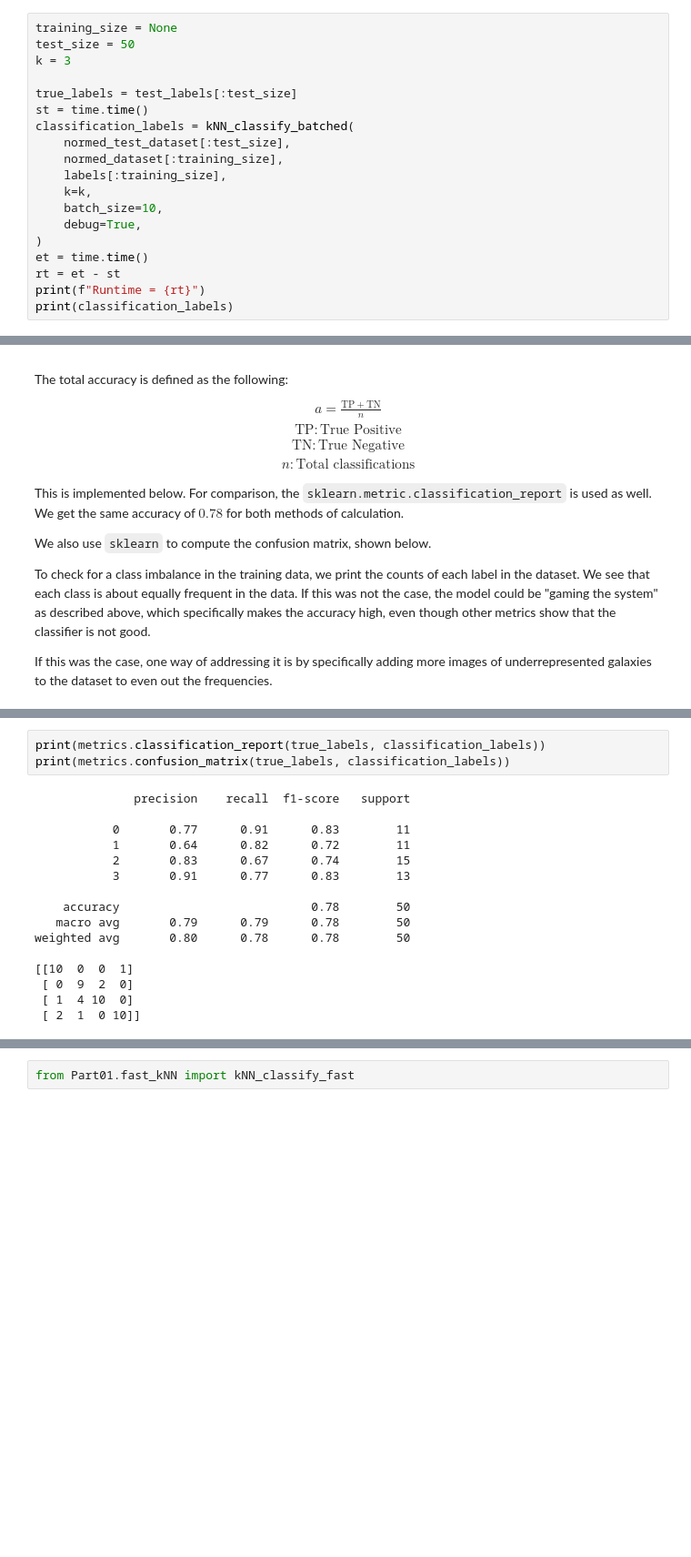
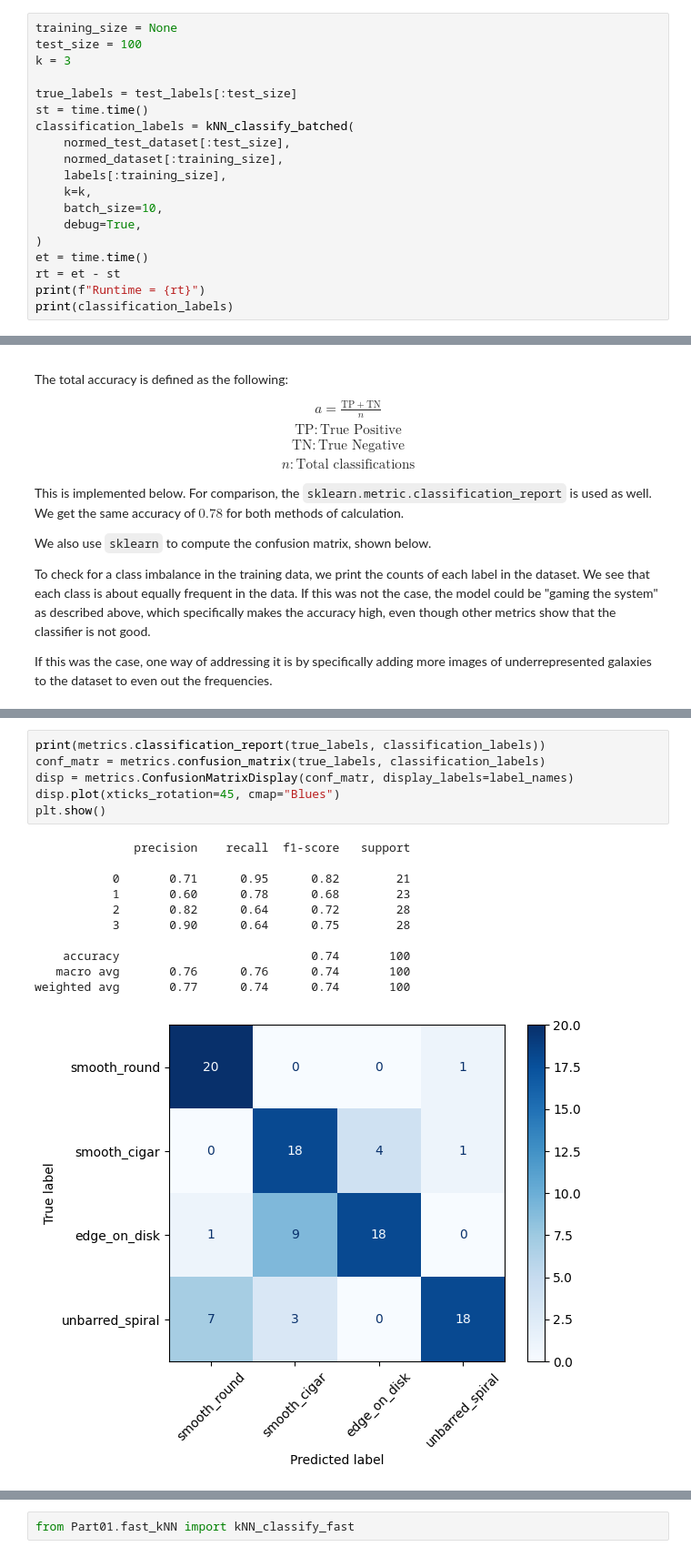
Before and after one commit to Just-Neptun/FP, a Jupyter notebook: S10 Machine Learning/ml_fp/part1.ipynb, the cells around one changed output, grey strips where cells are left out. Shown at 91% size. Cells and saved outputs as stored; diff of their text form; blank space fills up the shorter version.

Commit message:
increase test sizes and add nice confusion matrix rendering

```diff
--- a/S10 Machine Learning/ml_fp/part1.ipynb
+++ b/S10 Machine Learning/ml_fp/part1.ipynb
@@ -241,7 +239,7 @@ most common entry: 0
 most common entry: 1
 # %%
 training_size = None
-test_size = 50
+test_size = 100
 k = 3
 
 true_labels = test_labels[:test_size]
@@ -322,21 +323,20 @@ Total accuracy of the classification of 50 images with k = 3 was: 0.78.
 # %%
 print(metrics.classification_report(true_labels, classification_labels))
-print(metrics.confusion_matrix(true_labels, classification_labels))
+conf_matr = metrics.confusion_matrix(true_labels, classification_labels)
+disp = metrics.ConfusionMatrixDisplay(conf_matr, display_labels=label_names)
+disp.plot(xticks_rotation=45, cmap="Blues")
+plt.show()
 # %% [output]
               precision    recall  f1-score   support
 
-           0       0.77      0.91      0.83        11
-           1       0.64      0.82      0.72        11
-           2       0.83      0.67      0.74        15
-           3       0.91      0.77      0.83        13
+           0       0.71      0.95      0.82        21
+           1       0.60      0.78      0.68        23
+           2       0.82      0.64      0.72        28
+           3       0.90      0.64      0.75        28
 
-    accuracy                           0.78        50
-   macro avg       0.79      0.79      0.78        50
-weighted avg       0.80      0.78      0.78        50
-
-[[10  0  0  1]
- [ 0  9  2  0]
- [ 1  4 10  0]
- [ 2  1  0 10]]
+    accuracy                           0.74       100
+   macro avg       0.76      0.76      0.74       100
+weighted avg       0.77      0.74      0.74       100
+[figure, added]
 # %%
 print(f'Totals of different galaxy classes: (label, count):')
```
Also changed, not shown: parts of 7 cells of this notebook.
